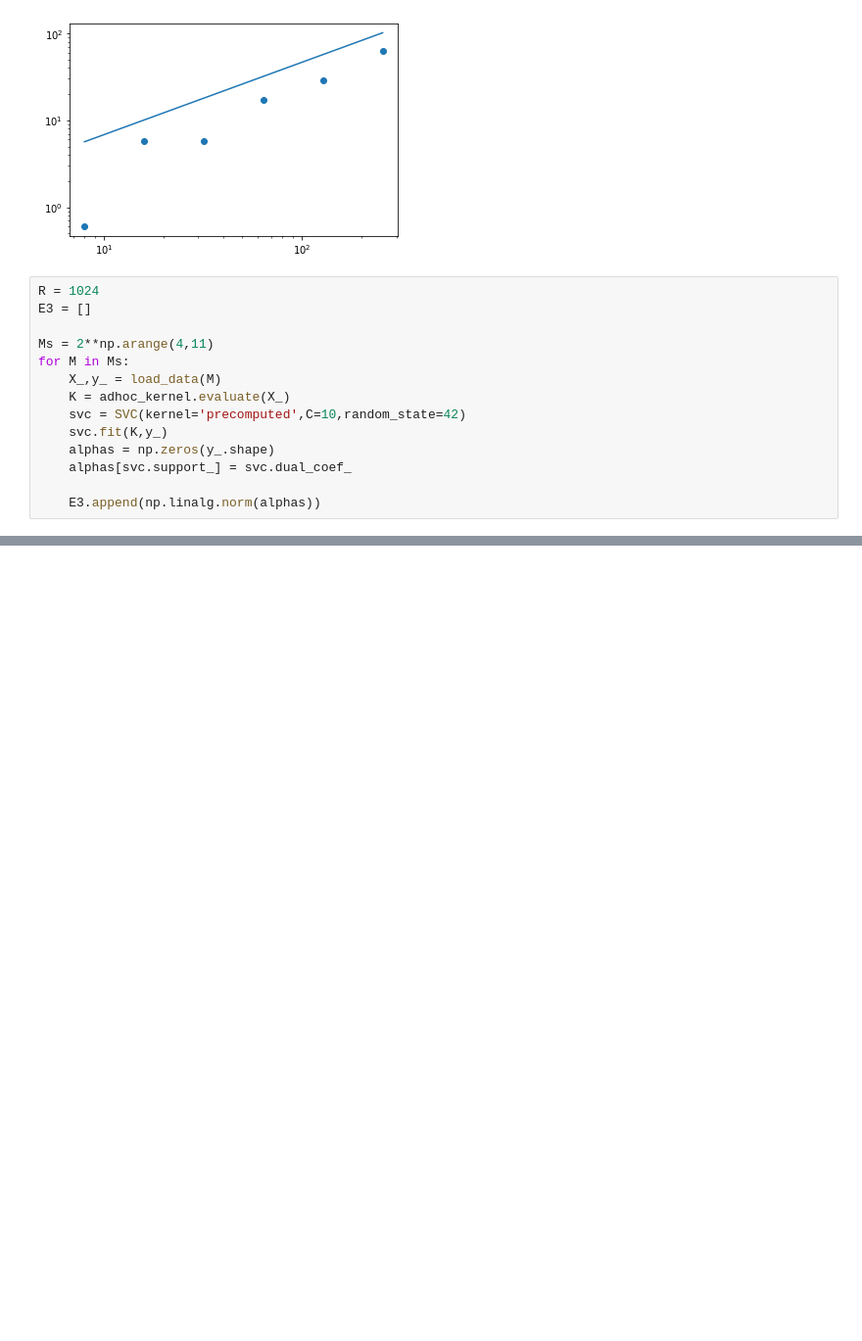
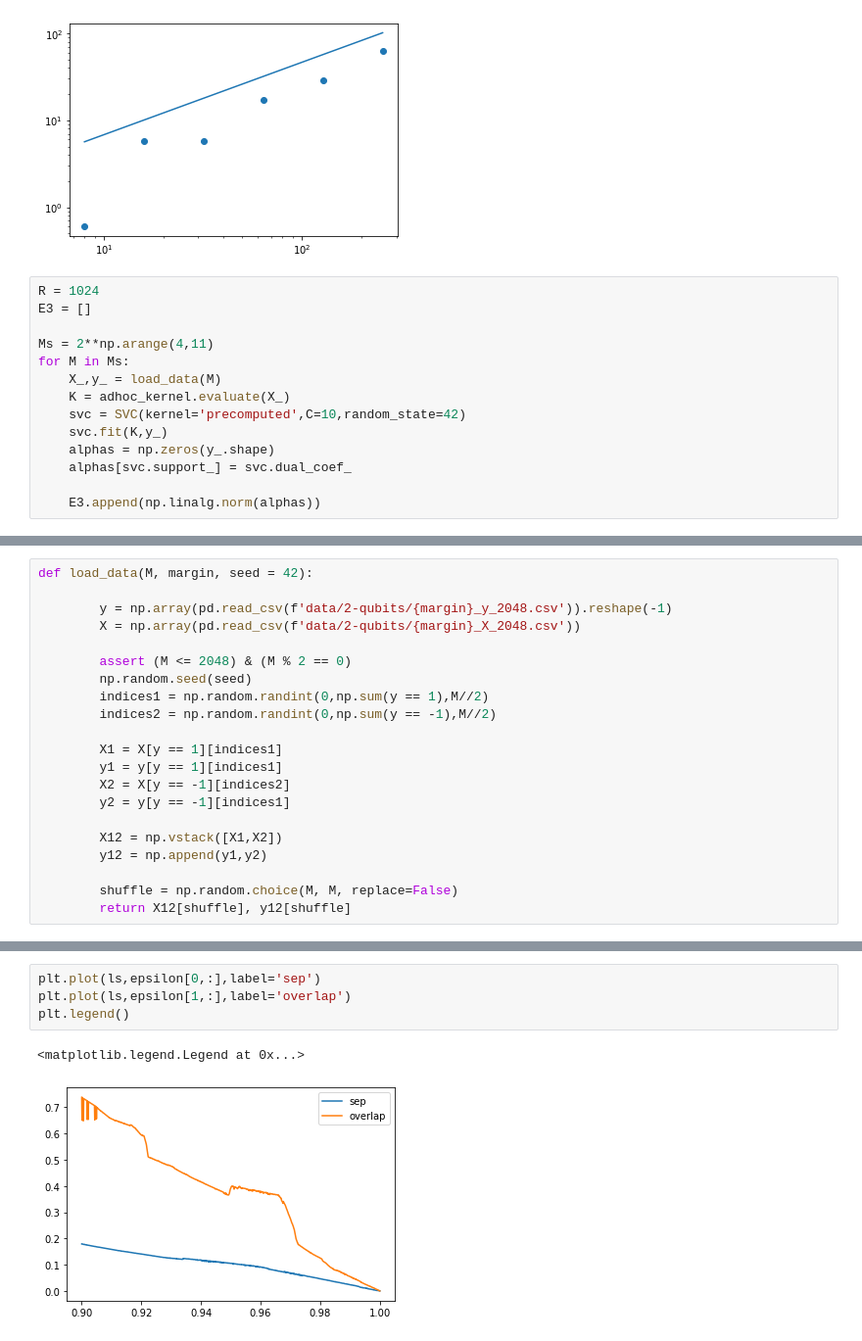
Before and after one commit to gentinettagian/complexity_of_qsvms, a Jupyter notebook: dual_qsvm/kernel_error.ipynb, the cells around one changed output, grey strips where cells are left out. Shown at 98% size. Drawn from its saved outputs; the diff is of its cells as text; blank space fills up the shorter version.

```diff
--- a/dual_qsvm/kernel_error.ipynb
+++ b/dual_qsvm/kernel_error.ipynb
@@ -124,0 +163,21 @@ array([0.32718884, 1.7322517 ])
+# %%
+def load_data(M, margin, seed = 42):
+
+        y = np.array(pd.read_csv(f'data/2-qubits/{margin}_y_2048.csv')).reshape(-1)
+        X = np.array(pd.read_csv(f'data/2-qubits/{margin}_X_2048.csv'))
+
+        assert (M <= 2048) & (M % 2 == 0)
+        np.random.seed(seed)
+        indices1 = np.random.randint(0,np.sum(y == 1),M//2)
+        indices2 = np.random.randint(0,np.sum(y == -1),M//2)
+
+        X1 = X[y == 1][indices1]
+        y1 = y[y == 1][indices1]
+        X2 = X[y == -1][indices2]
+        y2 = y[y == -1][indices1]
+
+        X12 = np.vstack([X1,X2])
+        y12 = np.append(y1,y2)
+
+        shuffle = np.random.choice(M, M, replace=False)
+        return X12[shuffle], y12[shuffle]
@@ -124,0 +226,7 @@ array([0.32718884, 1.7322517 ])
+# %%
+plt.plot(ls,epsilon[0,:],label='sep')
+plt.plot(ls,epsilon[1,:],label='overlap')
+plt.legend()
+# %% [output]
+<matplotlib.legend.Legend at 0x...>
+[figure, added]
```
Also changed, not shown: parts of 17 cells of this notebook, 6 other files.
